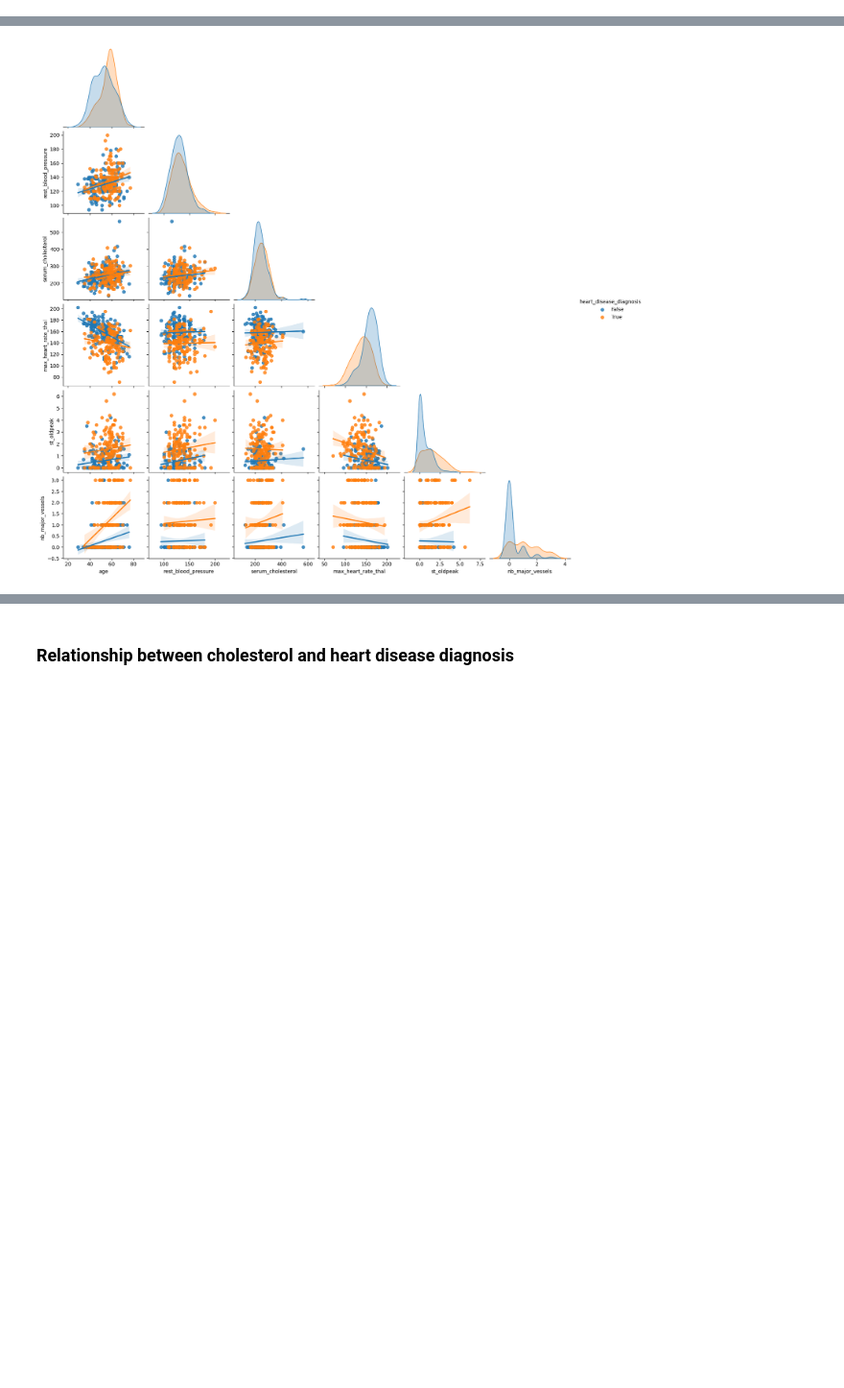
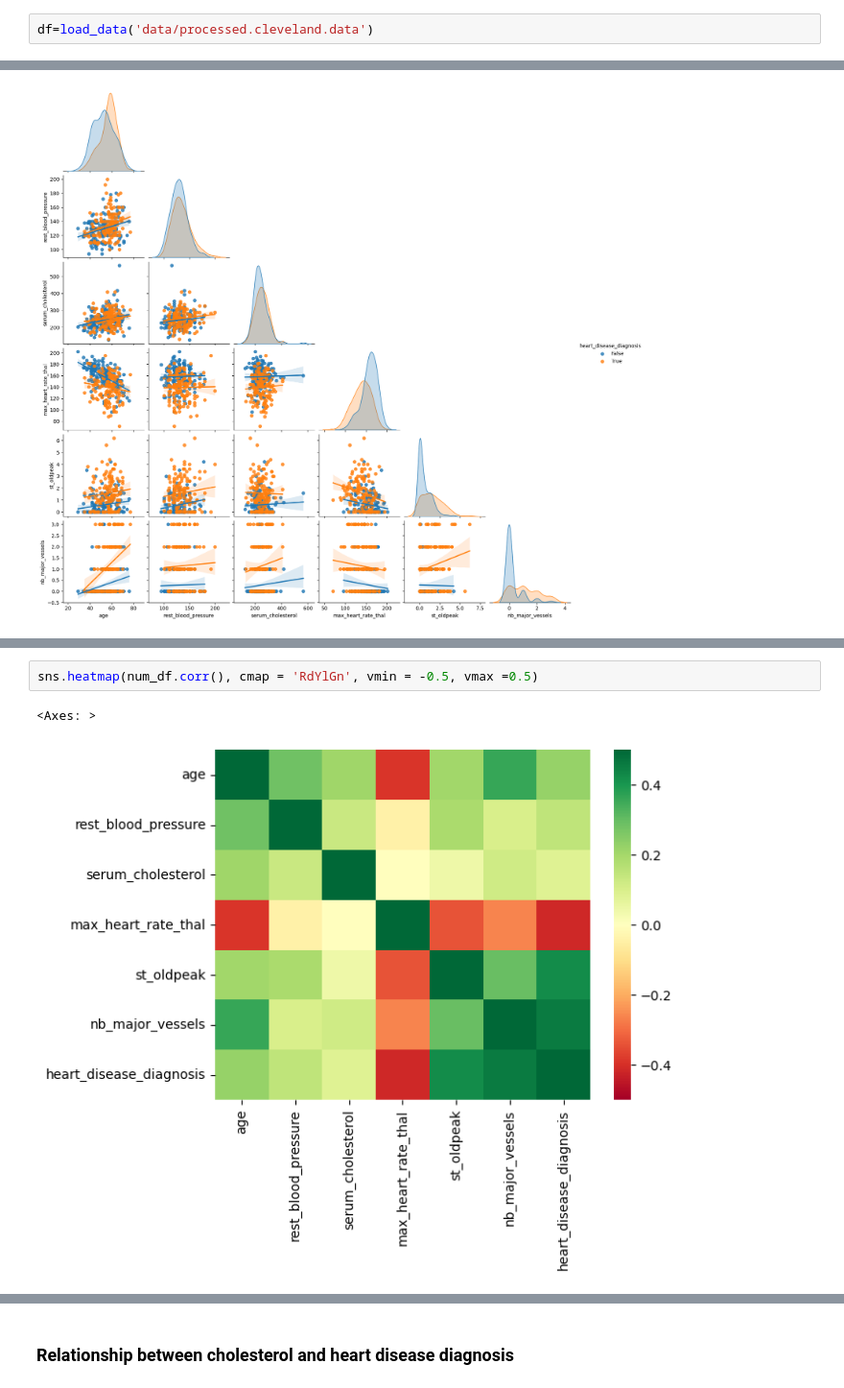
Before and after one commit to paulinedao/heart_disease, a Jupyter notebook: heart_disease/heart_disease.ipynb, the cells around one changed output, grey strips where cells are left out. Shown at 96% size. Cells and saved outputs as stored; diff of their text form; blank space fills up the shorter version.

```diff
--- a/heart_disease/heart_disease.ipynb
+++ b/heart_disease/heart_disease.ipynb
@@ -93,0 +90,2 @@ df.columns = [
+# %%
+df=load_data('data/processed.cleveland.data')
@@ -439,0 +469,5 @@ sns.pairplot(num_df, kind = 'reg', hue = 'heart_disease_diagnosis', corner = Tru
+# %%
+sns.heatmap(num_df.corr(), cmap = 'RdYlGn', vmin = -0.5, vmax =0.5)
+# %% [output]
+<Axes: >
+[figure, added]
```
Also changed, not shown: parts of 11 cells of this notebook.
